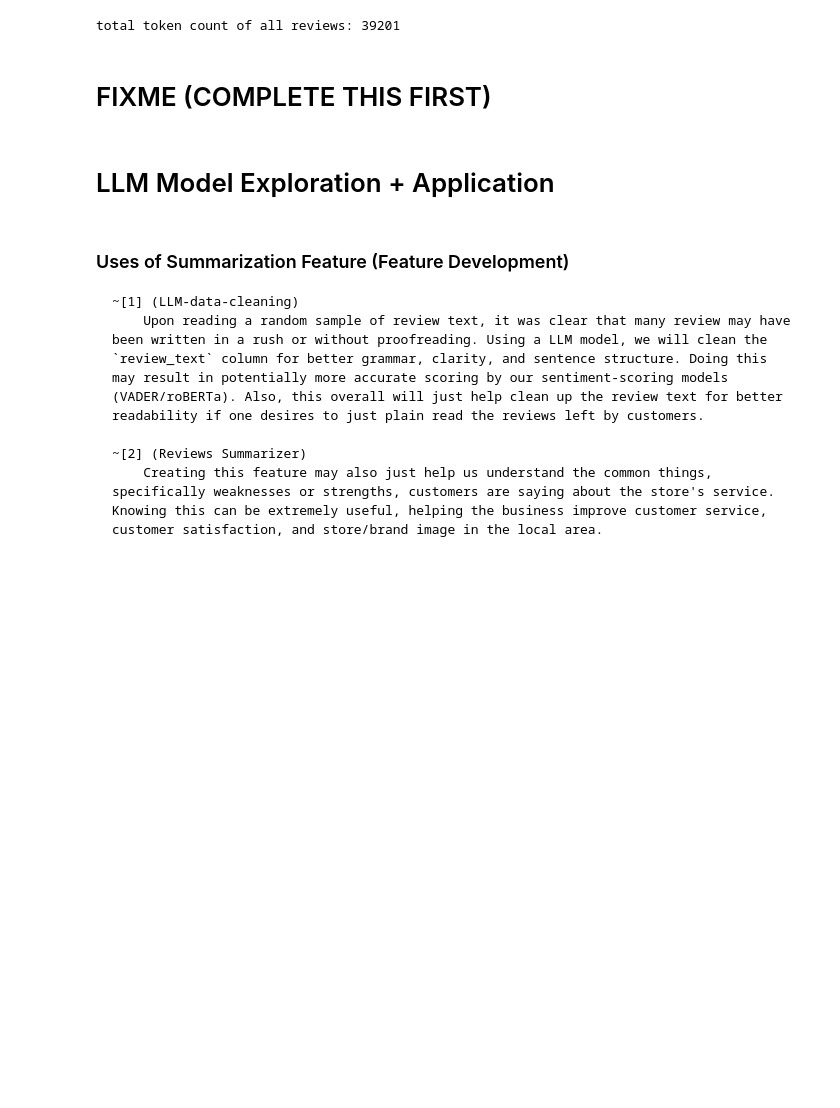
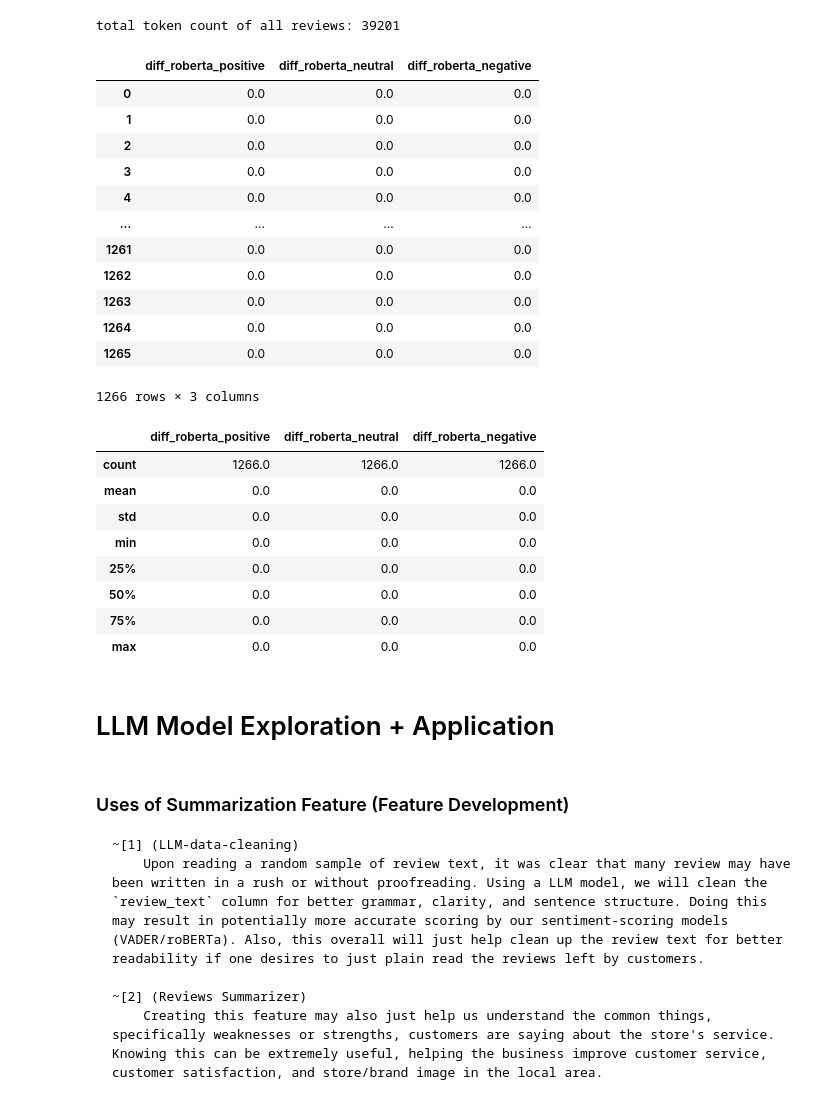
Before and after one commit to Austinedo/GC_sentiment_analysis, a Jupyter notebook: notebooks/sentiment_analysis.ipynb, the cells around one changed output. Saved outputs shown, nothing was run; the diff lists cells and outputs as text; code cells hidden in the pictures; blank space fills up the shorter version.

Commit message:
completed FIXME: display the differences between token processing methods with roBERTa

```diff
--- a/notebooks/sentiment_analysis.ipynb
+++ b/notebooks/sentiment_analysis.ipynb
@@ -492,10 +492,41 @@ reviews.head()
 print('total token count of all reviews:', reviews['review_token_count'].sum())
 # %% [output]
 total token count of all reviews: 39201
-# %% [markdown]
-# FIXME (COMPLETE THIS FIRST)
 # %%
-# FIXME: visualize the difference between the chunking + attention-mask method vs. truncating method we use
+# display the difference between the chunking vs. truncating methods for token processing with roBERTa
+
+diff_token_processing = pd.DataFrame([], columns=['diff_roberta_positive', 'diff_roberta_neutral', 'diff_roberta_negative'])
+
+diff_token_processing['diff_roberta_positive'] = reviews['roberta_positive_chunked'] - reviews['roberta_positive_trunc']
+diff_token_processing['diff_roberta_neutral'] = reviews['roberta_neutral_chunked'] - reviews['roberta_neutral_trunc']
+diff_token_processing['diff_roberta_negative'] = reviews['roberta_negative_chunked'] - reviews['roberta_negative_trunc']
+
+
+display(diff_token_processing)
+diff_token_processing.describe()
+# %% [output]
+|  | diff_roberta_positive | diff_roberta_neutral | diff_roberta_negative |
+| 0 | 0.0 | 0.0 | 0.0 |
+| 1 | 0.0 | 0.0 | 0.0 |
+| 2 | 0.0 | 0.0 | 0.0 |
+| 3 | 0.0 | 0.0 | 0.0 |
+| 4 | 0.0 | 0.0 | 0.0 |
+| ... | ... | ... | ... |
+| 1261 | 0.0 | 0.0 | 0.0 |
+| 1262 | 0.0 | 0.0 | 0.0 |
+| 1263 | 0.0 | 0.0 | 0.0 |
+| 1264 | 0.0 | 0.0 | 0.0 |
+| 1265 | 0.0 | 0.0 | 0.0 |
+1266 rows × 3 columns
+|  | diff_roberta_positive | diff_roberta_neutral | diff_roberta_negative |
+| count | 1266.0 | 1266.0 | 1266.0 |
+| mean | 0.0 | 0.0 | 0.0 |
+| std | 0.0 | 0.0 | 0.0 |
+| min | 0.0 | 0.0 | 0.0 |
+| 25% | 0.0 | 0.0 | 0.0 |
+| 50% | 0.0 | 0.0 | 0.0 |
+| 75% | 0.0 | 0.0 | 0.0 |
+| max | 0.0 | 0.0 | 0.0 |
 # %%
 fig1.write_html('../reports/figures/VADERCompoundSentimentByRating.html')
 fig2.write_html('../reports/figures/VADERSentimentScoreDecompByRating.html')
```
